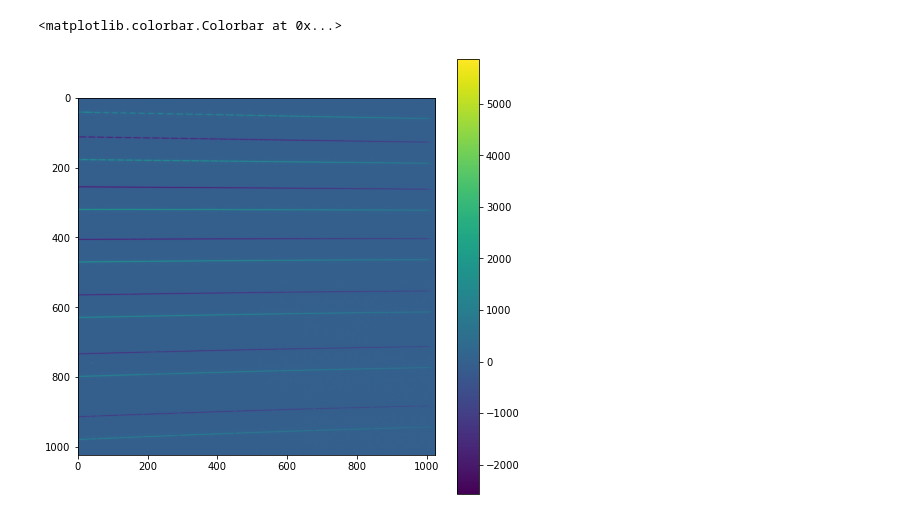
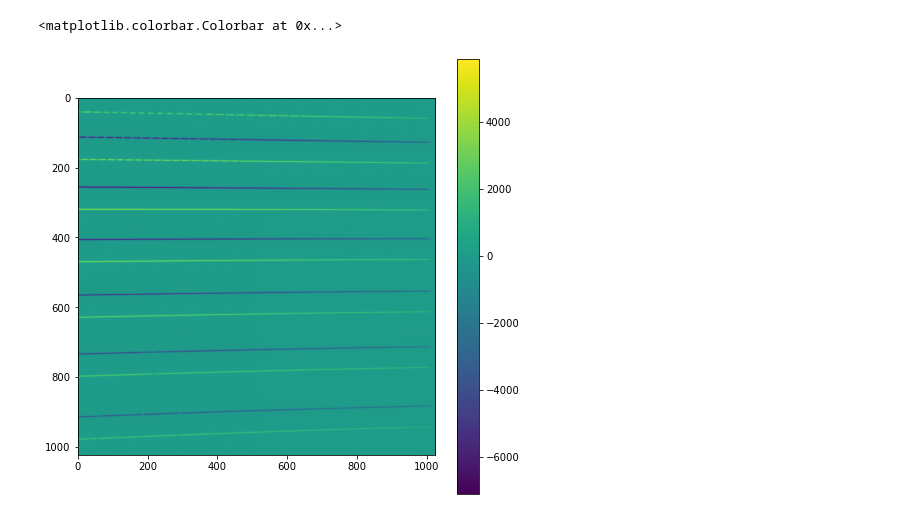
Before and after one commit to ruoyanwangdr/Dynamics-of-Jovian-Infrared-Auroral-Ionosphere-and-Thermosphere, a Jupyter notebook: h3p.ipynb, the cells around one changed output. Drawn from its saved outputs; the diff is of its cells as text; code cells hidden in the pictures.

```diff
--- a/h3p.ipynb
+++ b/h3p.ipynb
@@ -10,20 +10,38 @@ from os.path import isfile
 # %%
 notebook_path = os.path.abspath('h3p.ipynb')
 filepath = os.path.join(os.path.dirname(notebook_path), '02jun17/spec/')
 
 
 hdu_list1 = fits.open(filepath + 'jun02s0043.fits', ignore_missing_end=True)
 hdu_list2 = fits.open(filepath + 'jun02s0044.fits', ignore_missing_end=True)
+hdu_list3 = fits.open(filepath + 'jun02s0045.fits', ignore_missing_end=True)
+hdu_list4 = fits.open(filepath + 'jun02s0046.fits', ignore_missing_end=True)
+
+hdu_list5 = fits.open(filepath + 'jun02s0047.fits', ignore_missing_end=True)
+hdu_list6 = fits.open(filepath + 'jun02s0048.fits', ignore_missing_end=True)
+hdu_list7 = fits.open(filepath + 'jun02s0049.fits', ignore_missing_end=True)
+hdu_list8 = fits.open(filepath + 'jun02s0050.fits', ignore_missing_end=True)
+
+
 data1 = hdu_list1[0].data
 data2 = hdu_list2[0].data
+data3 = hdu_list3[0].data
+data4 = hdu_list4[0].data
 
+data5 = hdu_list5[0].data
+data6 = hdu_list6[0].data
+data7 = hdu_list7[0].data
+data8 = hdu_list8[0].data
+
+sum_A = data1 + data4 + data5 + data8
+sum_B = data2 + data3 + data6 + data7
 
 plt.figure(figsize=(8,8))
-plt.imshow(data2 - data1)
+plt.imshow(sum_B - sum_A)
 plt.colorbar()
 # %% [output]
 <matplotlib.colorbar.Colorbar at 0x...>
-[figure, old version]
+[figure, new version]
 # %%
 expected_hdul = [filepath + 'jun02s00' + '{}.fits'.format(i) for i in range(43, 51)]
 actual_hdul = [f for f in expected_files if isfile(f)]
```
Also changed, not shown: parts of 2 cells of this notebook.
